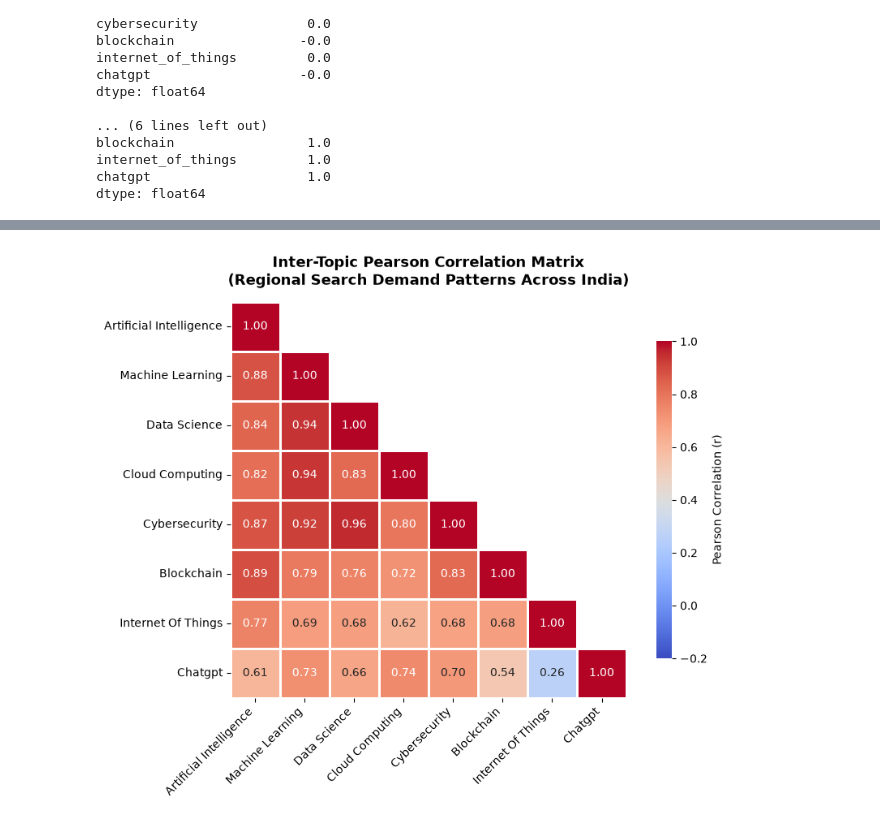
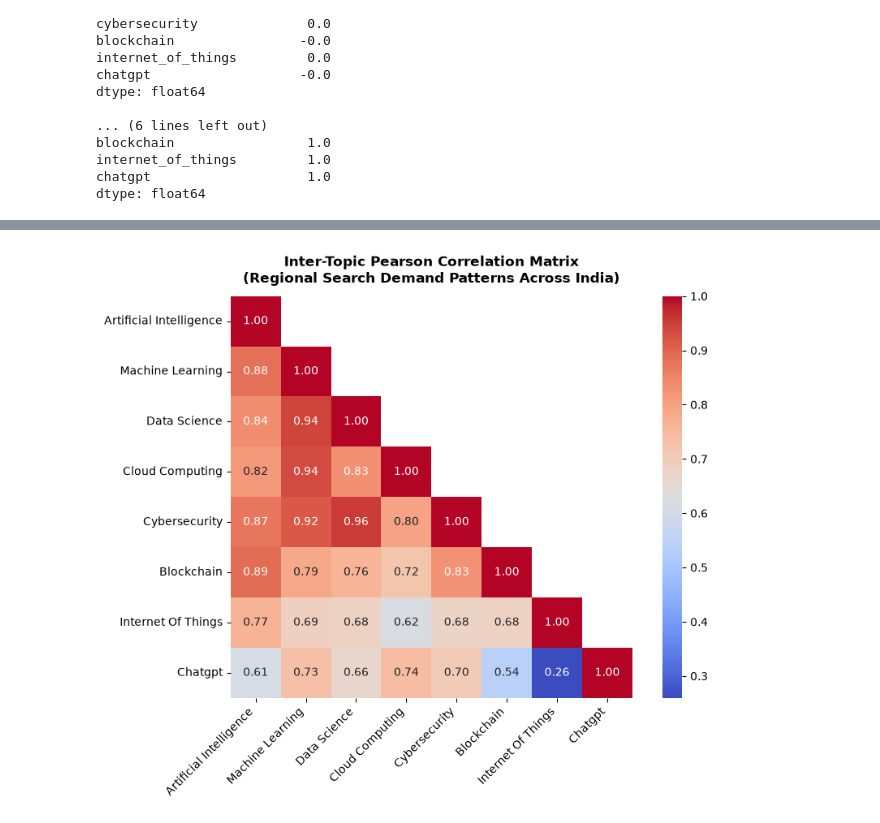
Before and after one commit to arjun-1002/GeoPulse, a Jupyter notebook: notebooks/regional_search_clustering.ipynb, the cells around one changed output, grey strips where cells are left out. Saved outputs shown, nothing was run; the diff lists cells and outputs as text; code cells hidden in the pictures.

```diff
--- a/notebooks/regional_search_clustering.ipynb
+++ b/notebooks/regional_search_clustering.ipynb
@@ -389,37 +269,24 @@ plt.show()
 # %%
-# Figure 3: Topic Correlation Heatmap
+# Correlation Matrix & Heatmap
 corr_matrix = df_features.corr()
 clean_labels = [c.replace("_", " ").title() for c in corr_matrix.columns]
 
 plt.figure(figsize=(9, 7))
 mask = np.triu(np.ones_like(corr_matrix, dtype=bool), k=1)
-
 sns.heatmap(
     corr_matrix,
     mask=mask,
     annot=True,
     fmt=".2f",
     cmap="coolwarm",
-    vmin=-0.2,
-    vmax=1.0,
     square=True,
-    linewidths=0.8,
-    cbar_kws={"shrink": 0.8, "label": "Pearson Correlation (r)"},
     xticklabels=clean_labels,
     yticklabels=clean_labels
 )
-
-plt.title(
-    "Inter-Topic Pearson Correlation Matrix\n(Regional Search Demand Patterns Across India)",
-    fontsize=13,
-    fontweight="bold",
-    pad=15
-)
+plt.title("Inter-Topic Pearson Correlation Matrix\n(Regional Search Demand Patterns Across India)", fontweight="bold", pad=12)
 plt.xticks(rotation=45, ha="right")
 plt.yticks(rotation=0)
 plt.tight_layout()
-
-plt.savefig(os.path.join(fig_dir, "topic_correlation_heatmap.png"), dpi=300, bbox_inches="tight")
 plt.show()
 # %% [output]
-[figure, old version]
+[figure, new version]
```
Also changed, not shown: parts of 46 cells of this notebook, 41 other files.
